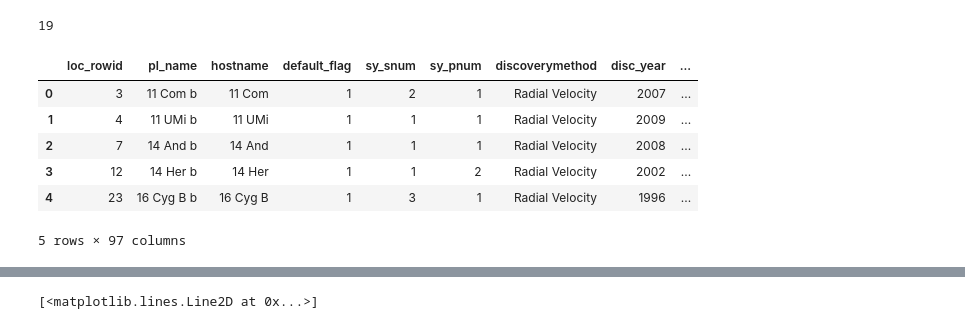
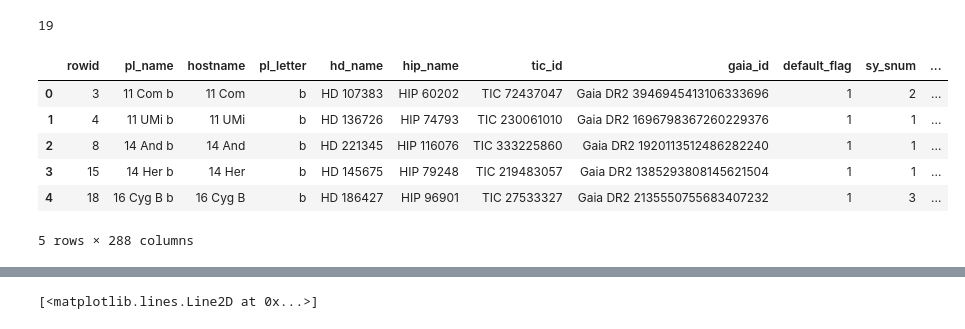
Before and after one commit to Mayuko-Mori/Plot_exoplanets, a Jupyter notebook: statistical_plots.ipynb, the cells around one changed output, grey strips where cells are left out. Drawn from its saved outputs; the diff is of its cells as text; code cells hidden in the pictures.

```diff
--- a/statistical_plots.ipynb
+++ b/statistical_plots.ipynb
@@ -25,17 +25,21 @@ pl.rcParams['ytick.labelsize'] = 'medium'
 pl.rcParams['xtick.labelsize'] =  'medium'
 # %%
 #df_all = pd.read_csv('PS_2022.10.27_23.24.19.csv', skiprows=96, delimiter=',',na_values=[''])
-df_all = pd.read_csv('PS_2024.08.27_01.03.25.csv', skiprows=104, delimiter=',',na_values=[''])
-df_all = df_all[df_all['default_flag']==1]
+#df_all = pd.read_csv('PS_2024.08.27_01.03.25.csv', skiprows=104, delimiter=',',na_values=[''])
+df_all=pd.read_csv('data/PS_2025.01.07_21.46.16_all.csv', skiprows=295, delimiter=',',na_values=[''])
+df_transit = df_all[df_all['discoverymethod']=='Transit']
+df_other = df_all[df_all['discoverymethod']!='Transit']
+#df_all = df_all[df_all['disc_year']<2022]
+#df_all = df_all[df_all['default_flag']==1]
 df_all.head()
 # %% [output]
-|  | loc_rowid | pl_name | hostname | default_flag | sy_snum | sy_pnum | discoverymethod | disc_year | ... |
-| 0 | 3 | 11 Com b | 11 Com | 1 | 2 | 1 | Radial Velocity | 2007 | ... |
-| 1 | 4 | 11 UMi b | 11 UMi | 1 | 1 | 1 | Radial Velocity | 2009 | ... |
-| 2 | 7 | 14 And b | 14 And | 1 | 1 | 1 | Radial Velocity | 2008 | ... |
-| 3 | 12 | 14 Her b | 14 Her | 1 | 1 | 2 | Radial Velocity | 2002 | ... |
-| 4 | 23 | 16 Cyg B b | 16 Cyg B | 1 | 3 | 1 | Radial Velocity | 1996 | ... |
+|  | rowid | pl_name | hostname | pl_letter | hd_name | hip_name | tic_id | gaia_id | default_flag | sy_snum | ... |
+| 0 | 3 | 11 Com b | 11 Com | b | HD 107383 | HIP 60202 | TIC 72437047 | Gaia DR2 3946945413106333696 | 1 | 2 | ... |
+| 1 | 4 | 11 UMi b | 11 UMi | b | HD 136726 | HIP 74793 | TIC 230061010 | Gaia DR2 1696798367260229376 | 1 | 1 | ... |
+| 2 | 8 | 14 And b | 14 And | b | HD 221345 | HIP 116076 | TIC 333225860 | Gaia DR2 1920113512486282240 | 1 | 1 | ... |
+| 3 | 15 | 14 Her b | 14 Her | b | HD 145675 | HIP 79248 | TIC 219483057 | Gaia DR2 1385293808145621504 | 1 | 1 | ... |
+| 4 | 18 | 16 Cyg B b | 16 Cyg B | b | HD 186427 | HIP 96901 | TIC 27533327 | Gaia DR2 2135550755683407232 | 1 | 3 | ... |
-5 rows × 97 columns
+5 rows × 288 columns
 # %%
 df_all.columns
 # %% [output]
```
Also changed, not shown: parts of 6 cells of this notebook, 9 other files.
